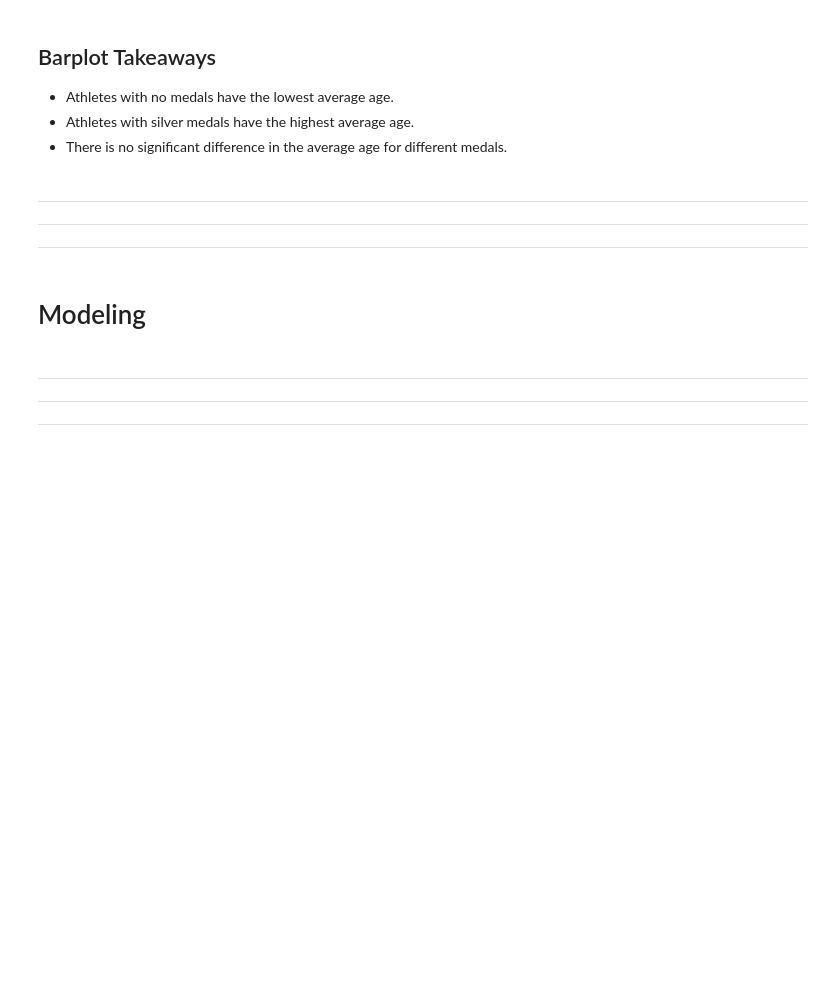
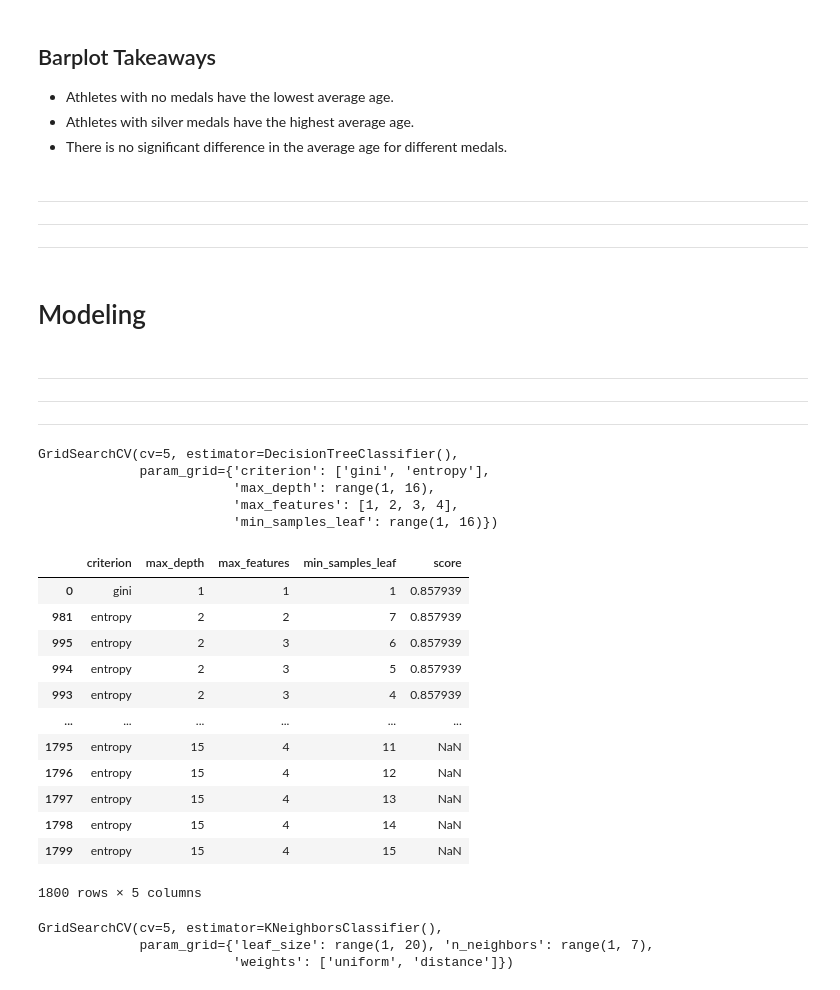
Before and after one commit to michael-haerle/olympic_dataset, a Jupyter notebook: final_notebook.ipynb, the cells around one changed output. Cells and saved outputs as stored; diff of their text form; code cells hidden in the pictures; blank space fills up the shorter version.

```diff
--- a/final_notebook.ipynb
+++ b/final_notebook.ipynb
@@ -186,31 +186,55 @@ explore.barplot_average_age_by_medal(train)
 # %%
 X_train, y_train, X_validate, y_validate, X_test, y_test = model.data_split(train, validate, test)
 # %%
-# tree = DecisionTreeClassifier()
-# params = {'max_depth': range(1,16),
-#           'max_features': [1, 2, 3, 4],
-#          'min_samples_leaf': range(1,16),
-#          'criterion': ['gini', 'entropy']}
+tree = DecisionTreeClassifier()
+params = {'max_depth': range(1,16),
+          'max_features': [1, 2, 3, 4],
+         'min_samples_leaf': range(1,16),
+         'criterion': ['gini', 'entropy']}
 
-# grid = GridSearchCV(tree, params, cv=5)
+grid = GridSearchCV(tree, params, cv=5)
 
-# grid.fit(X_train, y_train)
+grid.fit(X_train, y_train)
+# %% [output]
+GridSearchCV(cv=5, estimator=DecisionTreeClassifier(),
+             param_grid={'criterion': ['gini', 'entropy'],
+                         'max_depth': range(1, 16),
+                         'max_features': [1, 2, 3, 4],
+                         'min_samples_leaf': range(1, 16)})
 # %%
-# results = grid.cv_results_
-# test_scores = results['mean_test_score']
-# params = results['params']
+results = grid.cv_results_
+test_scores = results['mean_test_score']
+params = results['params']
 
-# for p, s in zip(params, test_scores):
-#     p['score'] = s
+for p, s in zip(params, test_scores):
+    p['score'] = s
 
-# pd.DataFrame(params).sort_values(by='score', ascending=False)
+pd.DataFrame(params).sort_values(by='score', ascending=False)
+# %% [output]
+|  | criterion | max_depth | max_features | min_samples_leaf | score |
+| 0 | gini | 1 | 1 | 1 | 0.857939 |
+| 981 | entropy | 2 | 2 | 7 | 0.857939 |
+| 995 | entropy | 2 | 3 | 6 | 0.857939 |
+| 994 | entropy | 2 | 3 | 5 | 0.857939 |
+| 993 | entropy | 2 | 3 | 4 | 0.857939 |
+| ... | ... | ... | ... | ... | ... |
+| 1795 | entropy | 15 | 4 | 11 | NaN |
+| 1796 | entropy | 15 | 4 | 12 | NaN |
+| 1797 | entropy | 15 | 4 | 13 | NaN |
+| 1798 | entropy | 15 | 4 | 14 | NaN |
+| 1799 | entropy | 15 | 4 | 15 | NaN |
+1800 rows × 5 columns
 # %%
-# knn = KNeighborsClassifier()
-# params = {'n_neighbors': range(1,7),
-#          'weights': ['uniform', 'distance'],
-#          'leaf_size': range(1,20)}
+knn = KNeighborsClassifier()
+params = {'n_neighbors': range(1,7),
+         'weights': ['uniform', 'distance'],
+         'leaf_size': range(1,20)}
 
-# grid = GridSearchCV(knn, params, cv=5)
+grid = GridSearchCV(knn, params, cv=5)
 
-# grid.fit(X_train, y_train)
+grid.fit(X_train, y_train)
+# %% [output]
+GridSearchCV(cv=5, estimator=KNeighborsClassifier(),
+             param_grid={'leaf_size': range(1, 20), 'n_neighbors': range(1, 7),
+                         'weights': ['uniform', 'distance']})
 # %%
```
Also changed, not shown: parts of 1 cell of this notebook.
